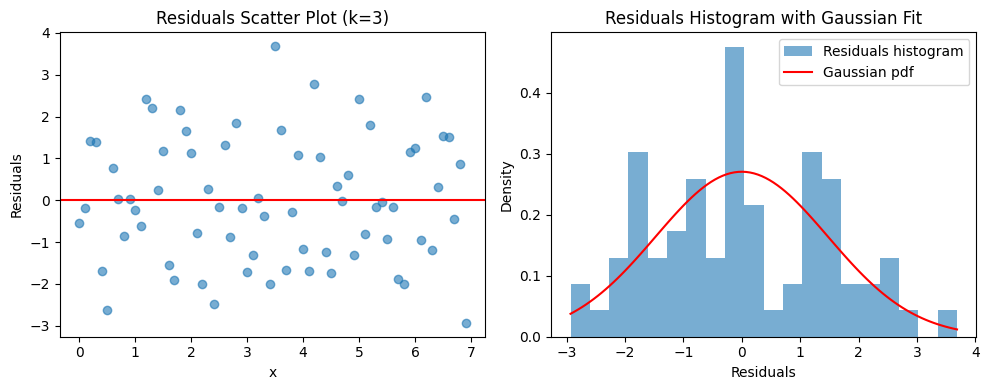
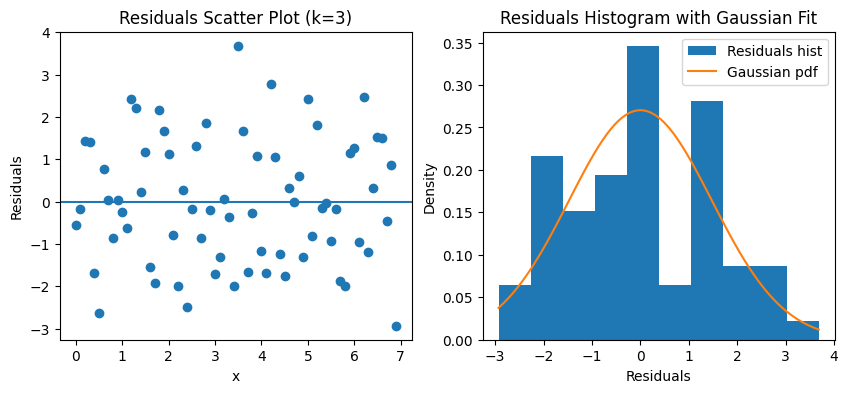
Unified diff of the notebook cell whose output changed from the first chart to the second:
--- before
+++ after
@@ -5,19 +5,18 @@
 
 plt.subplot(1, 2, 1)
-plt.scatter(xy_data[:, 0], res3, alpha=0.6)
+plt.scatter(xy_data[:, 0], res3)
 plt.xlabel('x')
 plt.ylabel('Residuals')
 plt.title('Residuals Scatter Plot (k=3)')
-plt.axhline(0, color='red')
+plt.axhline(0)
 
 # Plot histogram of residuals with Gaussian pdf
 plt.subplot(1, 2, 2)
-plt.hist(res3, bins=20, density=True, alpha=0.6, label='Residuals histogram')
+plt.hist(res3, density=True, label='Residuals hist')
 
 # Gaussian pdf with zero mean and same std as the residuals
-import scipy.stats as stats
 std_res = np.std(res3)
 x_gauss = np.linspace(min(res3), max(res3), 100)
-plt.plot(x_gauss, stats.norm.pdf(x_gauss, 0, std_res), label='Gaussian pdf', color='red')
+plt.plot(x_gauss, stats.norm.pdf(x_gauss, 0, std_res), label='Gaussian pdf')
 plt.xlabel('Residuals')
 plt.ylabel('Density')
@@ -25,4 +24,3 @@
 plt.legend()
 
-plt.tight_layout()
 plt.show()

Commit: Further amendments after Final Submission (not submitted)